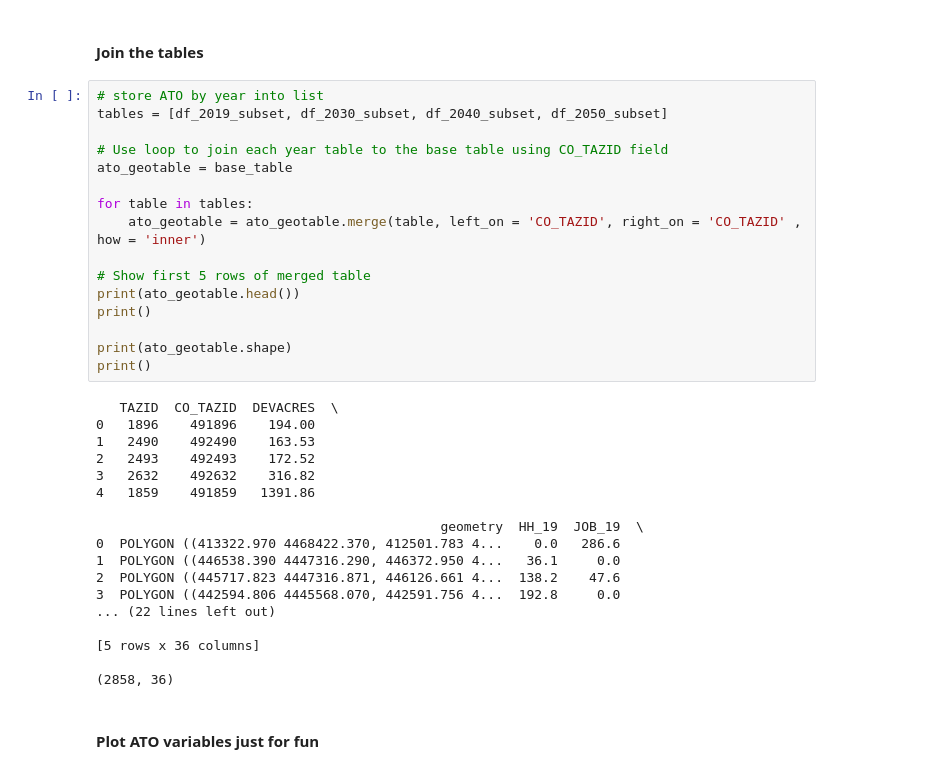
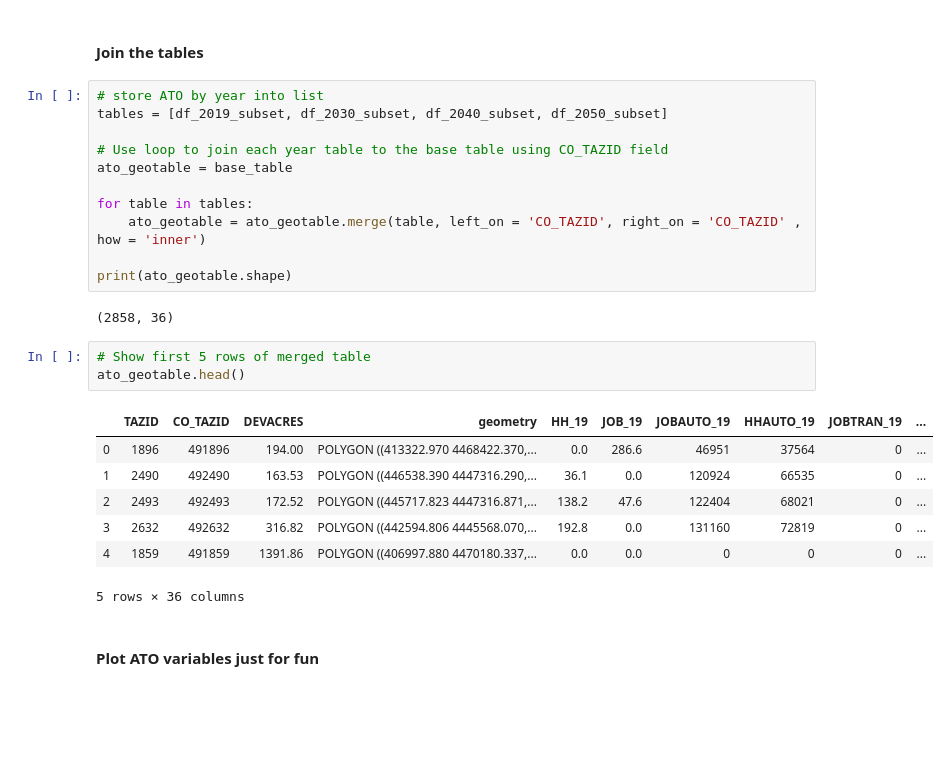
Before and after one commit to WFRCAnalytics/TDM-PP-Merge-ATO-Outputs, a Jupyter notebook: Merge-ATO-Outputs-Geopandas.ipynb, the cells around one changed output. Cells and saved outputs as stored; diff of their text form; blank space fills up the shorter version.

```diff
--- a/Merge-ATO-Outputs-Geopandas.ipynb
+++ b/Merge-ATO-Outputs-Geopandas.ipynb
@@ -161,30 +159,20 @@ ato_geotable = base_table
 for table in tables:
     ato_geotable = ato_geotable.merge(table, left_on = 'CO_TAZID', right_on = 'CO_TAZID' , how = 'inner')
 
-# Show first 5 rows of merged table
-print(ato_geotable.head())
-print()
-
 print(ato_geotable.shape)
-print()
 # %% [output]
-   TAZID  CO_TAZID  DEVACRES  \
-0   1896    491896    194.00
-1   2490    492490    163.53
-2   2493    492493    172.52
-3   2632    492632    316.82
-4   1859    491859   1391.86
-
-                                            geometry  HH_19  JOB_19  \
-0  POLYGON ((413322.970 4468422.370, 412501.783 4...    0.0   286.6
-1  POLYGON ((446538.390 4447316.290, 446372.950 4...   36.1     0.0
-2  POLYGON ((445717.823 4447316.871, 446126.661 4...  138.2    47.6
-3  POLYGON ((442594.806 4445568.070, 442591.756 4...  192.8     0.0
-... (22 lines left out)
-
-[5 rows x 36 columns]
-
 (2858, 36)
+# %%
+# Show first 5 rows of merged table
+ato_geotable.head()
+# %% [output]
+|  | TAZID | CO_TAZID | DEVACRES | geometry | HH_19 | JOB_19 | JOBAUTO_19 | HHAUTO_19 | JOBTRAN_19 | ... |
+| 0 | 1896 | 491896 | 194.00 | POLYGON ((413322.970 4468422.370,... | 0.0 | 286.6 | 46951 | 37564 | 0 | ... |
+| 1 | 2490 | 492490 | 163.53 | POLYGON ((446538.390 4447316.290,... | 36.1 | 0.0 | 120924 | 66535 | 0 | ... |
+| 2 | 2493 | 492493 | 172.52 | POLYGON ((445717.823 4447316.871,... | 138.2 | 47.6 | 122404 | 68021 | 0 | ... |
+| 3 | 2632 | 492632 | 316.82 | POLYGON ((442594.806 4445568.070,... | 192.8 | 0.0 | 131160 | 72819 | 0 | ... |
+| 4 | 1859 | 491859 | 1391.86 | POLYGON ((406997.880 4470180.337,... | 0.0 | 0.0 | 0 | 0 | 0 | ... |
+5 rows × 36 columns
 # %% [markdown]
 #### Plot ATO variables just for fun
 # %%
```
Also changed, not shown: parts of 2 cells of this notebook.
